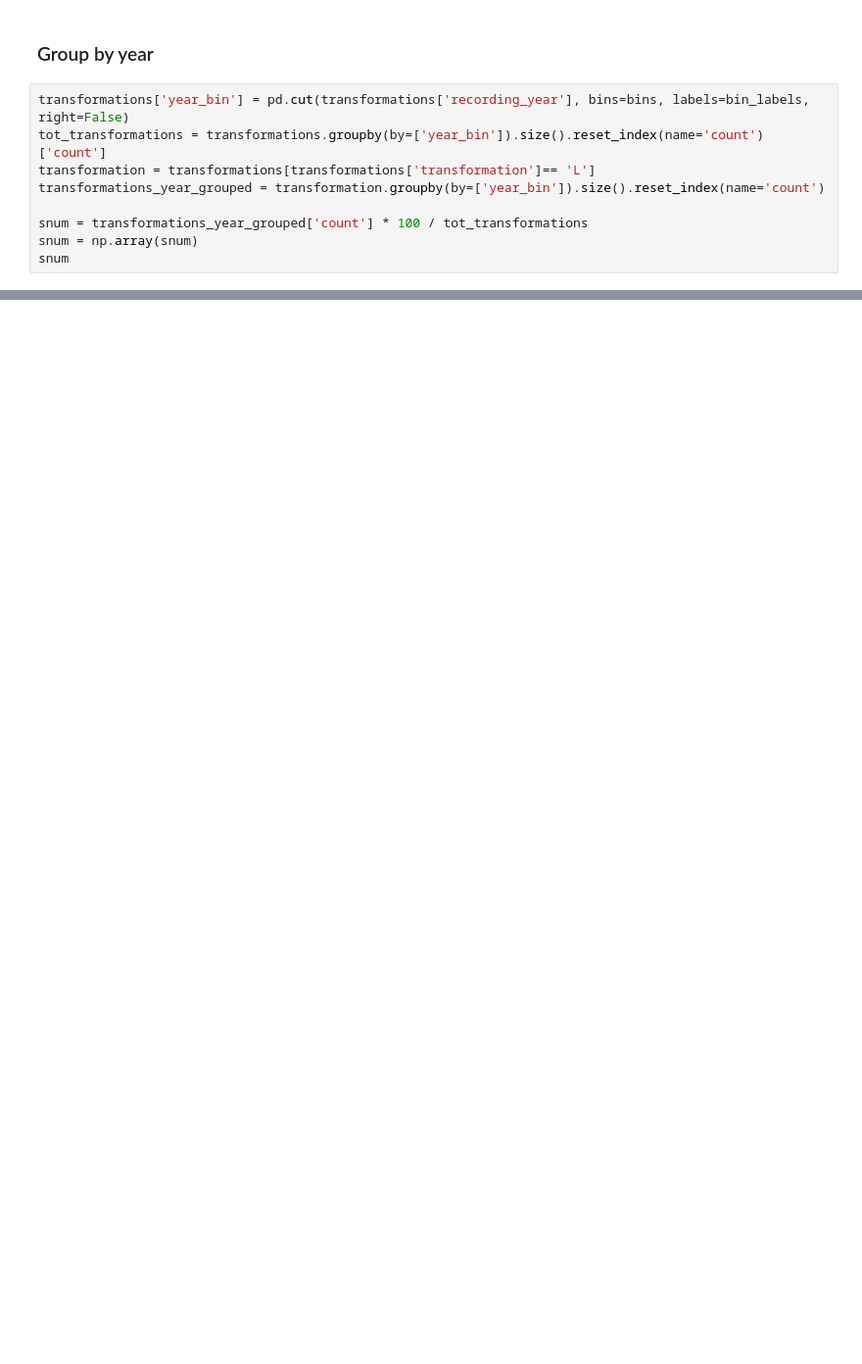
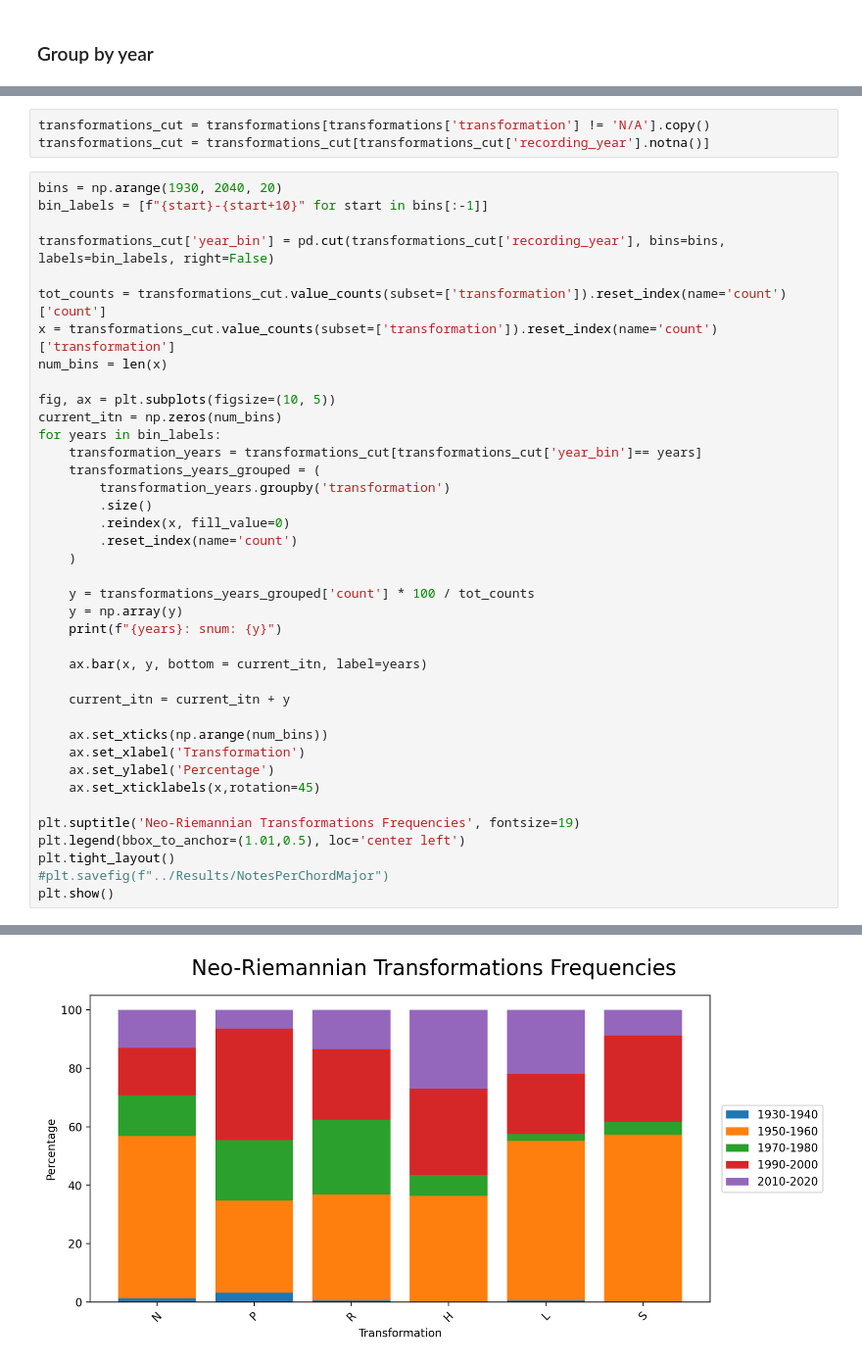
Before and after one commit to 1chenjes1/EPFL_DCML_2025, a Jupyter notebook: Notebooks/5 - Neo-Riemannian Transformations.ipynb, the cells around one changed output, grey strips where cells are left out. Shown at 98% size. Saved outputs shown, nothing was run; the diff lists cells and outputs as text; blank space fills up the shorter version.

Commit message:
Transformation trends

```diff
--- a/Notebooks/5 - Neo-Riemannian Transformations.ipynb
+++ b/Notebooks/5 - Neo-Riemannian Transformations.ipynb
@@ -83,11 +84,2 @@ exceptions
 # %% [markdown]
 ### Group by year
-# %%
-transformations['year_bin'] = pd.cut(transformations['recording_year'], bins=bins, labels=bin_labels, right=False)
-tot_transformations = transformations.groupby(by=['year_bin']).size().reset_index(name='count')['count']
-transformation = transformations[transformations['transformation']== 'L']
-transformations_year_grouped = transformation.groupby(by=['year_bin']).size().reset_index(name='count')
-
-snum = transformations_year_grouped['count'] * 100 / tot_transformations
-snum = np.array(snum)
-snum
@@ -139,0 +86,43 @@ S: snum: [0.96198604 0.93698328 0.7176497  0.69660862]
+# %%
+transformations_cut = transformations[transformations['transformation'] != 'N/A'].copy()
+transformations_cut = transformations_cut[transformations_cut['recording_year'].notna()]
+# %%
+bins = np.arange(1930, 2040, 20)
+bin_labels = [f"{start}-{start+10}" for start in bins[:-1]]
+
+transformations_cut['year_bin'] = pd.cut(transformations_cut['recording_year'], bins=bins, labels=bin_labels, right=False)
+
+tot_counts = transformations_cut.value_counts(subset=['transformation']).reset_index(name='count')['count']
+x = transformations_cut.value_counts(subset=['transformation']).reset_index(name='count')['transformation']
+num_bins = len(x)
+
+fig, ax = plt.subplots(figsize=(10, 5))
+current_itn = np.zeros(num_bins)
+for years in bin_labels:
+    transformation_years = transformations_cut[transformations_cut['year_bin']== years]
+    transformations_years_grouped = (
+        transformation_years.groupby('transformation')
+        .size()
+        .reindex(x, fill_value=0)
+        .reset_index(name='count')
+    )
+
+    y = transformations_years_grouped['count'] * 100 / tot_counts
+    y = np.array(y)
+    print(f"{years}: snum: {y}")
+
+    ax.bar(x, y, bottom = current_itn, label=years)
+
+    current_itn = current_itn + y
+
+    ax.set_xticks(np.arange(num_bins))
+    ax.set_xlabel('Transformation')
+    ax.set_ylabel('Percentage')
+    ax.set_xticklabels(x,rotation=45)
+
+plt.suptitle('Neo-Riemannian Transformations Frequencies', fontsize=19)
+plt.legend(bbox_to_anchor=(1.01,0.5), loc='center left')
+plt.tight_layout()
+#plt.savefig(f"../Results/NotesPerChordMajor")
+plt.show()
+# %% [output]
@@ -139,0 +134 @@ S: snum: [0.96198604 0.93698328 0.7176497  0.69660862]
+[figure, added]
```
Also changed, not shown: parts of 18 cells of this notebook, 4 other files.
